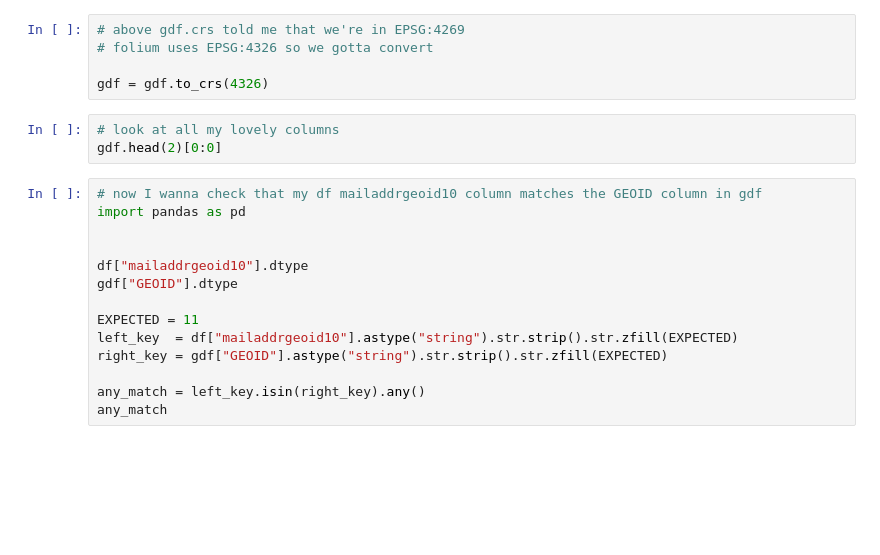
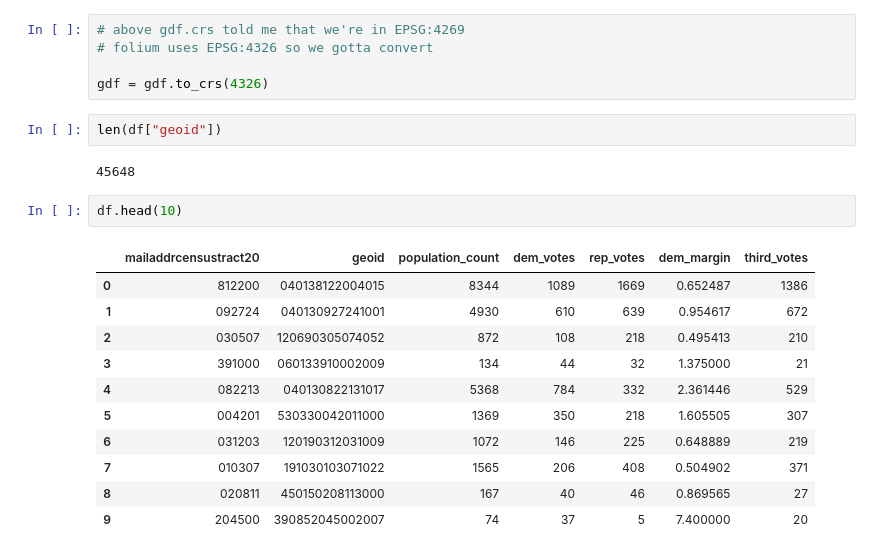
Before and after one commit to cmarikos/az-landscape-2024, a Jupyter notebook: censustract_pop_voters.ipynb, the cells around one changed output. Drawn from its saved outputs; the diff is of its cells as text; blank space fills up the shorter version.

```diff
--- a/censustract_pop_voters.ipynb
+++ b/censustract_pop_voters.ipynb
@@ -27,20 +46,21 @@ gdf.crs
 # folium uses EPSG:4326 so we gotta convert
 
 gdf = gdf.to_crs(4326)
-# %%
-# look at all my lovely columns
-gdf.head(2)[0:0]
-# %%
-# now I wanna check that my df mailaddrgeoid10 column matches the GEOID column in gdf
-import pandas as pd
-
-
-df["mailaddrgeoid10"].dtype
-gdf["GEOID"].dtype
-
-EXPECTED = 11
-left_key  = df["mailaddrgeoid10"].astype("string").str.strip().str.zfill(EXPECTED)
-right_key = gdf["GEOID"].astype("string").str.strip().str.zfill(EXPECTED)
-
-any_match = left_key.isin(right_key).any()
-any_match
+# %%
+len(df["geoid"])
+# %% [output]
+45648
+# %%
+df.head(10)
+# %% [output]
+|  | mailaddrcensustract20 | geoid | population_count | dem_votes | rep_votes | dem_margin | third_votes |
+| 0 | 812200 | 040138122004015 | 8344 | 1089 | 1669 | 0.652487 | 1386 |
+| 1 | 092724 | 040130927241001 | 4930 | 610 | 639 | 0.954617 | 672 |
+| 2 | 030507 | 120690305074052 | 872 | 108 | 218 | 0.495413 | 210 |
+| 3 | 391000 | 060133910002009 | 134 | 44 | 32 | 1.375000 | 21 |
+| 4 | 082213 | 040130822131017 | 5368 | 784 | 332 | 2.361446 | 529 |
+| 5 | 004201 | 530330042011000 | 1369 | 350 | 218 | 1.605505 | 307 |
+| 6 | 031203 | 120190312031009 | 1072 | 146 | 225 | 0.648889 | 219 |
+| 7 | 010307 | 191030103071022 | 1565 | 206 | 408 | 0.504902 | 371 |
+| 8 | 020811 | 450150208113000 | 167 | 40 | 46 | 0.869565 | 27 |
+| 9 | 204500 | 390852045002007 | 74 | 37 | 5 | 7.400000 | 20 |
```
Also changed, not shown: parts of 8 cells of this notebook, 2 other files.
